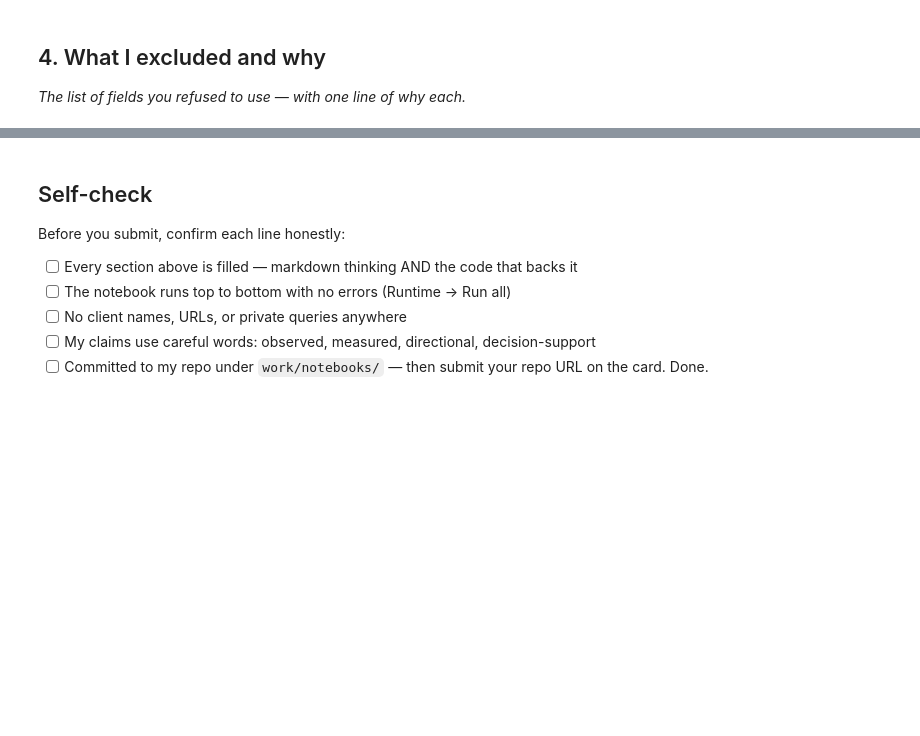
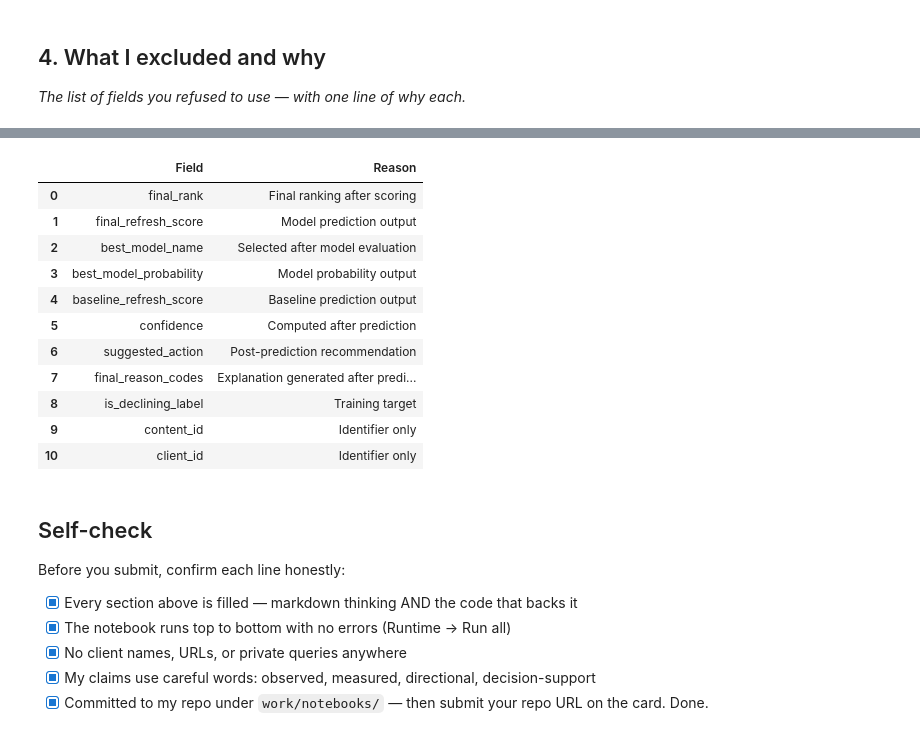
Before and after one commit to adityag30/FlyRank-internship-ML, a Jupyter notebook: work/notebooks/w03_feature_leakage_check.ipynb, the cells around one changed output, grey strips where cells are left out. Saved outputs shown, nothing was run; the diff lists cells and outputs as text; code cells hidden in the pictures; blank space fills up the shorter version.

```diff
--- a/work/notebooks/w03_feature_leakage_check.ipynb
+++ b/work/notebooks/w03_feature_leakage_check.ipynb
@@ -37,10 +252,57 @@ This skeleton is yours to fill. Work the sections **in order** — each one has
+# %%
+# This cell is for CODE (numbers, a query, a check).
+import pandas as pd
+
+excluded_fields = pd.DataFrame({
+    "Field": [
+        "final_rank",
+        "final_refresh_score",
+        "best_model_name",
+        "best_model_probability",
+        "baseline_refresh_score",
+        "confidence",
+        "suggested_action",
+        "final_reason_codes",
+        "is_declining_label",
+        "content_id",
+        "client_id"
+    ],
+    "Reason": [
+        "Final ranking after scoring",
+        "Model prediction output",
+        "Selected after model evaluation",
+        "Model probability output",
+        "Baseline prediction output",
+        "Computed after prediction",
+        "Post-prediction recommendation",
+        "Explanation generated after prediction",
+        "Training target",
+        "Identifier only",
+        "Identifier only"
+    ]
+})
+
+excluded_fields
+# %% [output]
+|  | Field | Reason |
+| 0 | final_rank | Final ranking after scoring |
+| 1 | final_refresh_score | Model prediction output |
+| 2 | best_model_name | Selected after model evaluation |
+| 3 | best_model_probability | Model probability output |
+| 4 | baseline_refresh_score | Baseline prediction output |
+| 5 | confidence | Computed after prediction |
+| 6 | suggested_action | Post-prediction recommendation |
+| 7 | final_reason_codes | Explanation generated after predi... |
+| 8 | is_declining_label | Training target |
+| 9 | content_id | Identifier only |
+| 10 | client_id | Identifier only |
 # %% [markdown]
 ## Self-check
 
 Before you submit, confirm each line honestly:
 
-- [ ] Every section above is filled — markdown thinking AND the code that backs it
-- [ ] The notebook runs top to bottom with no errors (Runtime → Run all)
-- [ ] No client names, URLs, or private queries anywhere
-- [ ] My claims use careful words: observed, measured, directional, decision-support
-- [ ] Committed to my repo under `work/notebooks/` — then submit your repo URL on the card. Done.
+- [x] Every section above is filled — markdown thinking AND the code that backs it
+- [x] The notebook runs top to bottom with no errors (Runtime → Run all)
+- [x] No client names, URLs, or private queries anywhere
+- [x] My claims use careful words: observed, measured, directional, decision-support
+- [x] Committed to my repo under `work/notebooks/` — then submit your repo URL on the card. Done.
```
Also changed, not shown: parts of 14 cells of this notebook.
